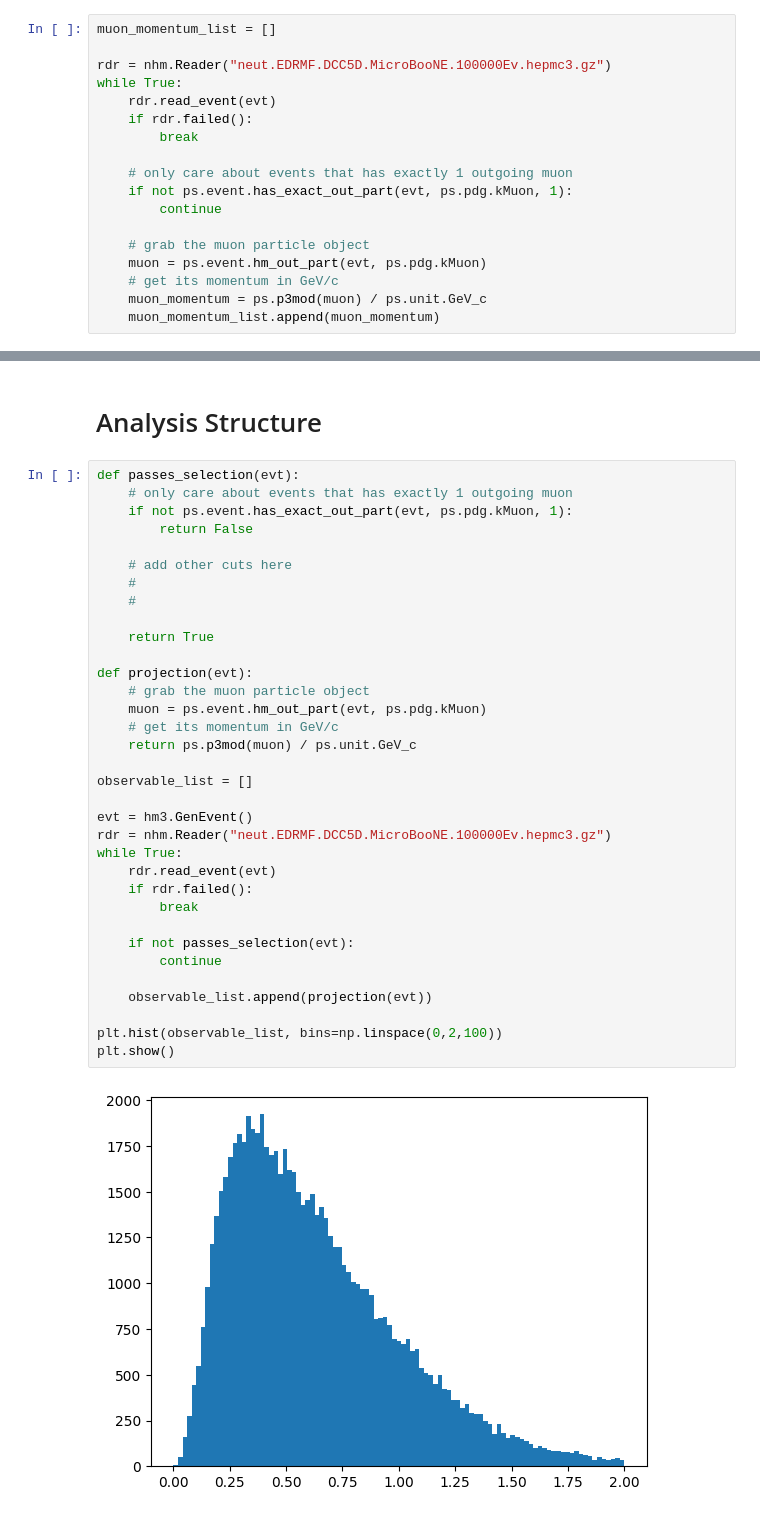
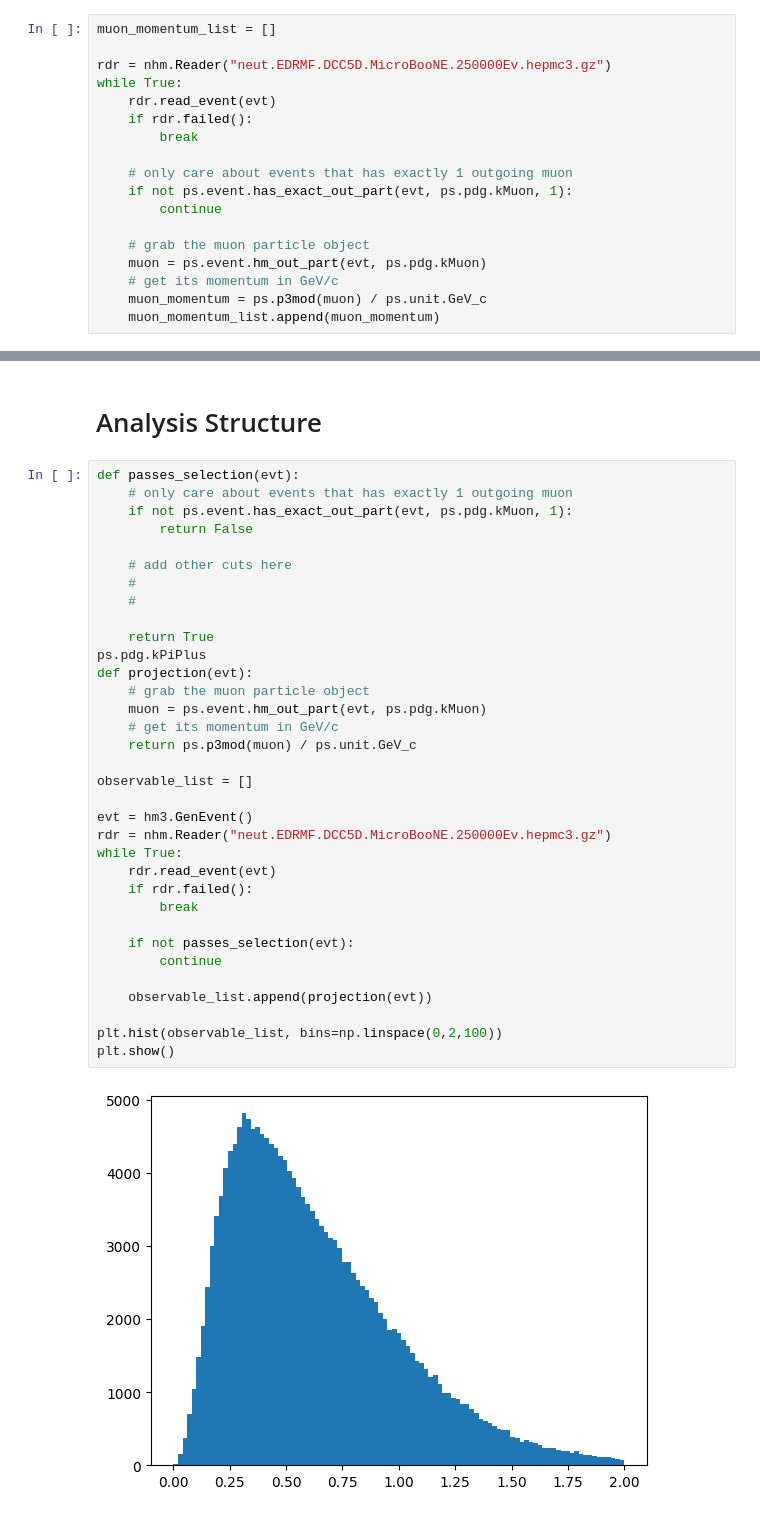
Before and after one commit to luketpickering/crispy-octo-umbrella, a Jupyter notebook: pyProSelecta-ReadEvents.ipynb, the cells around one changed output, grey strips where cells are left out. Drawn from its saved outputs; the diff is of its cells as text.

```diff
--- a/pyProSelecta-ReadEvents.ipynb
+++ b/pyProSelecta-ReadEvents.ipynb
@@ -60,7 +60,7 @@ GenVertex:  -3 stat:   1 in: 2 out: 3 has_set_position: false (X,cT): 0, 0, 0, 0
 # %%
 muon_momentum_list = []
 
-rdr = nhm.Reader("neut.EDRMF.DCC5D.MicroBooNE.100000Ev.hepmc3.gz")
+rdr = nhm.Reader("neut.EDRMF.DCC5D.MicroBooNE.250000Ev.hepmc3.gz")
 while True:
     rdr.read_event(evt)
     if rdr.failed():
@@ -91,33 +91,33 @@ def passes_selection(evt):
     if not ps.event.has_exact_out_part(evt, ps.pdg.kMuon, 1):
         return False
 
     # add other cuts here
     #
     #
 
     return True
-
+ps.pdg.kPiPlus
 def projection(evt):
     # grab the muon particle object
     muon = ps.event.hm_out_part(evt, ps.pdg.kMuon)
     # get its momentum in GeV/c
     return ps.p3mod(muon) / ps.unit.GeV_c
 
 observable_list = []
 
 evt = hm3.GenEvent()
-rdr = nhm.Reader("neut.EDRMF.DCC5D.MicroBooNE.100000Ev.hepmc3.gz")
+rdr = nhm.Reader("neut.EDRMF.DCC5D.MicroBooNE.250000Ev.hepmc3.gz")
 while True:
     rdr.read_event(evt)
     if rdr.failed():
         break
 
     if not passes_selection(evt):
         continue
 
     observable_list.append(projection(evt))
 
 plt.hist(observable_list, bins=np.linspace(0,2,100))
 plt.show()
 # %% [output]
-[figure, old version]
+[figure, new version]
```
Also changed, not shown: parts of 4 cells of this notebook, 1 other file.
